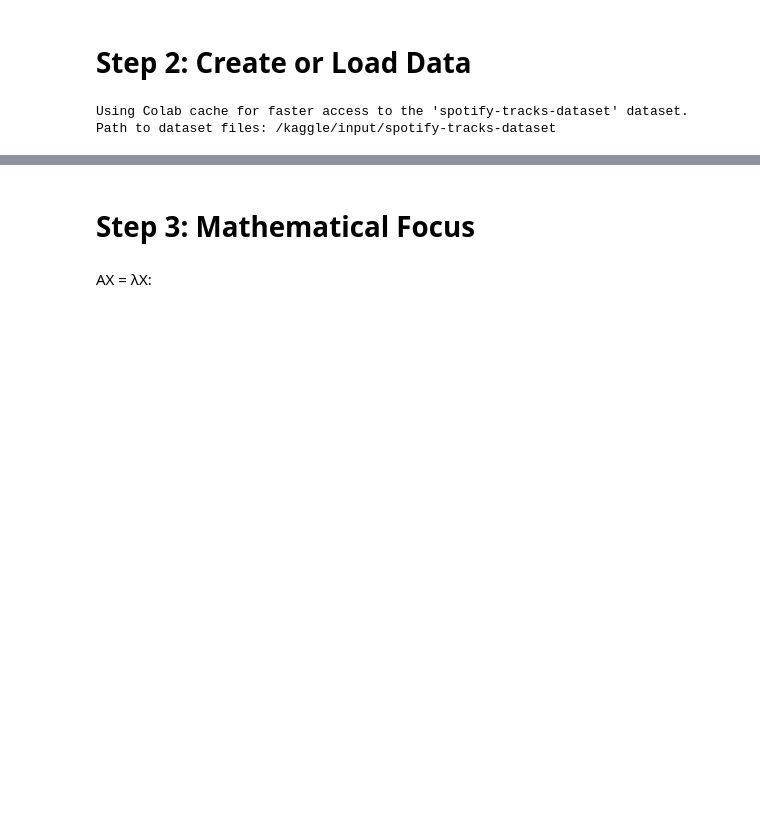
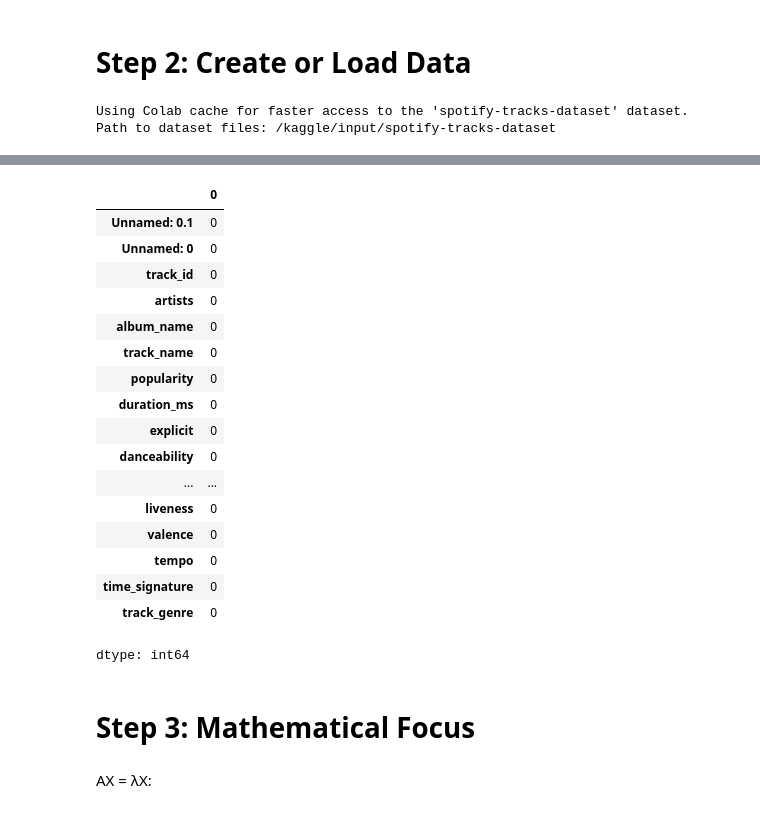
Before and after one commit to Abdulmajeed-A/Tuwaiq-Linear-Algebra, a Jupyter notebook: project_linear_algebra.ipynb, the cells around one changed output, grey strips where cells are left out. Saved outputs shown, nothing was run; the diff lists cells and outputs as text; code cells hidden in the pictures; blank space fills up the shorter version.

```diff
--- a/project_linear_algebra.ipynb
+++ b/project_linear_algebra.ipynb
@@ -35,3 +63,26 @@ df.head()
+# %%
+df.dropna(inplace=True)
+# %%
+df.isnull().sum()
+# %% [output]
+|  | 0 |
+| Unnamed: 0.1 | 0 |
+| Unnamed: 0 | 0 |
+| track_id | 0 |
+| artists | 0 |
+| album_name | 0 |
+| track_name | 0 |
+| popularity | 0 |
+| duration_ms | 0 |
+| explicit | 0 |
+| danceability | 0 |
+| ... | ... |
+| liveness | 0 |
+| valence | 0 |
+| tempo | 0 |
+| time_signature | 0 |
+| track_genre | 0 |
+dtype: int64
 # %% [markdown]
 # Step 3: Mathematical Focus
 # %% [markdown]
```
Also changed, not shown: parts of 12 cells of this notebook.
